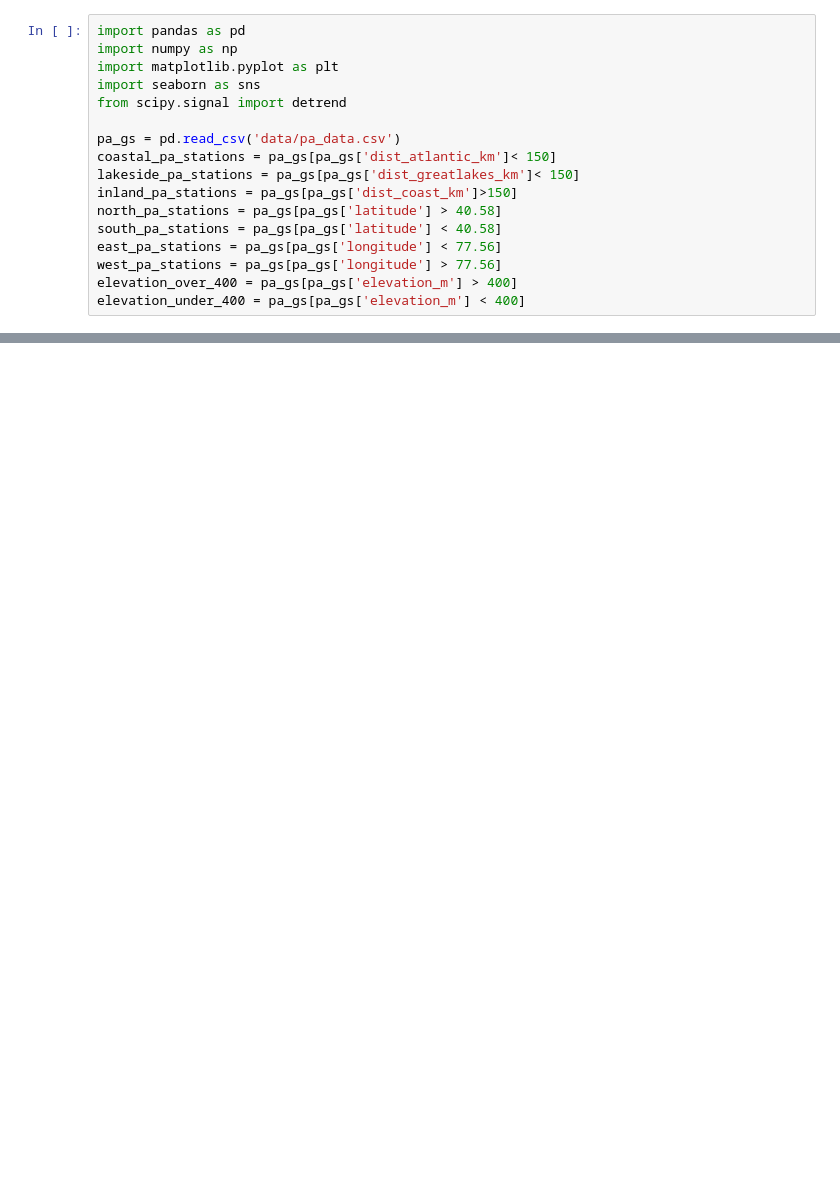
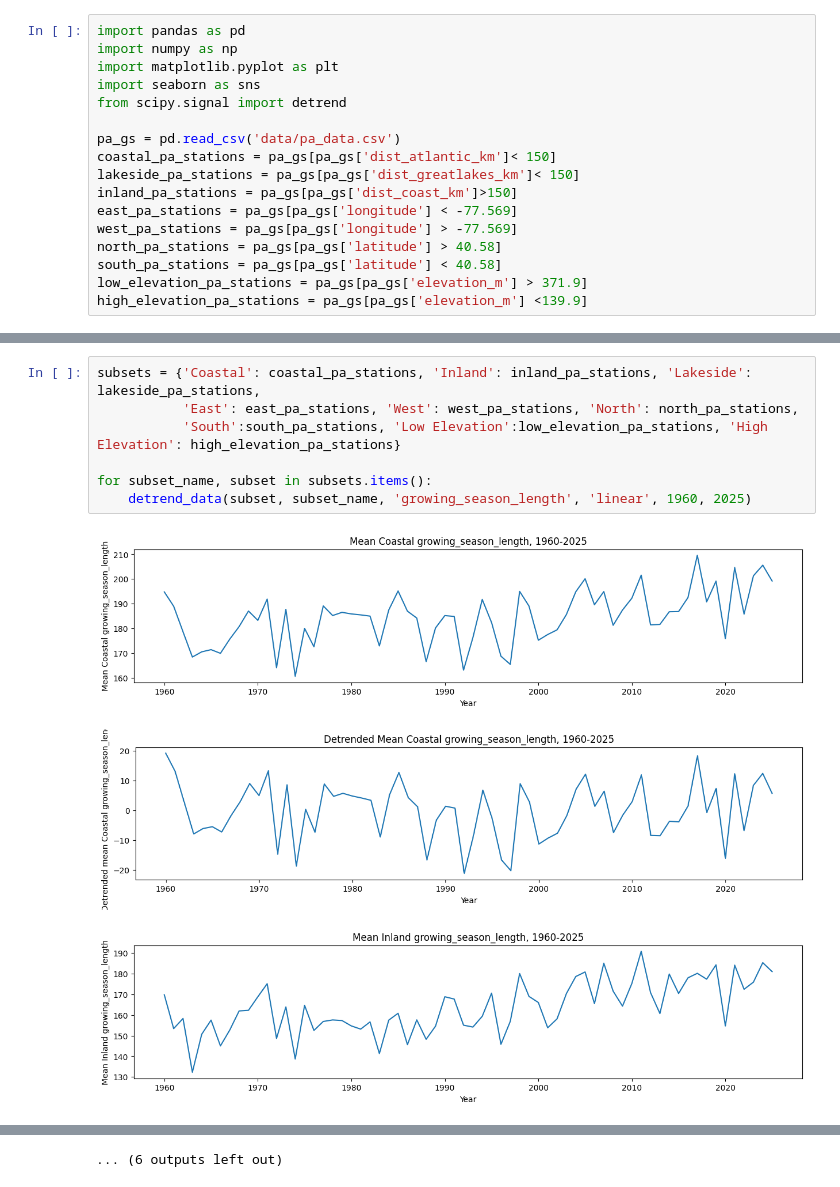
Before and after one commit to samjbaugh/reu26, a Jupyter notebook: DetrendingDataSandbox.ipynb, the cells around one changed output, grey strips where cells are left out. Drawn from its saved outputs; the diff is of its cells as text; blank space fills up the shorter version.

```diff
--- a/DetrendingDataSandbox.ipynb
+++ b/DetrendingDataSandbox.ipynb
@@ -9,12 +9,12 @@ pa_gs = pd.read_csv('data/pa_data.csv')
 coastal_pa_stations = pa_gs[pa_gs['dist_atlantic_km']< 150]
 lakeside_pa_stations = pa_gs[pa_gs['dist_greatlakes_km']< 150]
 inland_pa_stations = pa_gs[pa_gs['dist_coast_km']>150]
+east_pa_stations = pa_gs[pa_gs['longitude'] < -77.569]
+west_pa_stations = pa_gs[pa_gs['longitude'] > -77.569]
 north_pa_stations = pa_gs[pa_gs['latitude'] > 40.58]
 south_pa_stations = pa_gs[pa_gs['latitude'] < 40.58]
-east_pa_stations = pa_gs[pa_gs['longitude'] < 77.56]
-west_pa_stations = pa_gs[pa_gs['longitude'] > 77.56]
-elevation_over_400 = pa_gs[pa_gs['elevation_m'] > 400]
-elevation_under_400 = pa_gs[pa_gs['elevation_m'] < 400]
+low_elevation_pa_stations = pa_gs[pa_gs['elevation_m'] > 371.9]
+high_elevation_pa_stations = pa_gs[pa_gs['elevation_m'] <139.9]
 # %%
 def detrend_data(data_set, data_set_name, variable, detrend_deg, start_yr, end_yr):
     # Required Libraries: from scipy.signal import detrend, pandas as pd, matplotlib.pyplot as plt, numpy as np, seaborn as sns
@@ -57,0 +60,11 @@ detrend_data(pa_gs, 'PA', 'growing_season_length', 'linear', 1980, 2025)
+# %%
+subsets = {'Coastal': coastal_pa_stations, 'Inland': inland_pa_stations, 'Lakeside': lakeside_pa_stations,
+           'East': east_pa_stations, 'West': west_pa_stations, 'North': north_pa_stations,
+           'South':south_pa_stations, 'Low Elevation':low_elevation_pa_stations, 'High Elevation': high_elevation_pa_stations}
+
+for subset_name, subset in subsets.items():
+    detrend_data(subset, subset_name, 'growing_season_length', 'linear', 1960, 2025)
+# %% [output]
+[figure, added]
+[figure, added]
+[figure, added]
@@ -57,0 +80 @@ detrend_data(pa_gs, 'PA', 'growing_season_length', 'linear', 1980, 2025)
+... (6 outputs left out)
```
Also changed, not shown: parts of 3 cells of this notebook, 11 other files.
